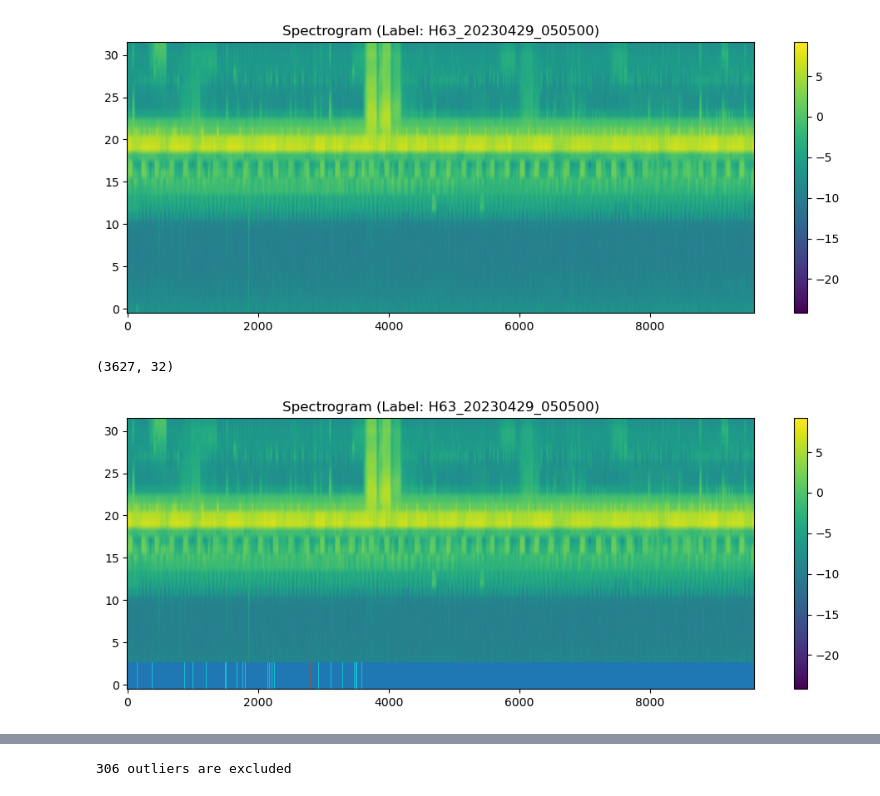
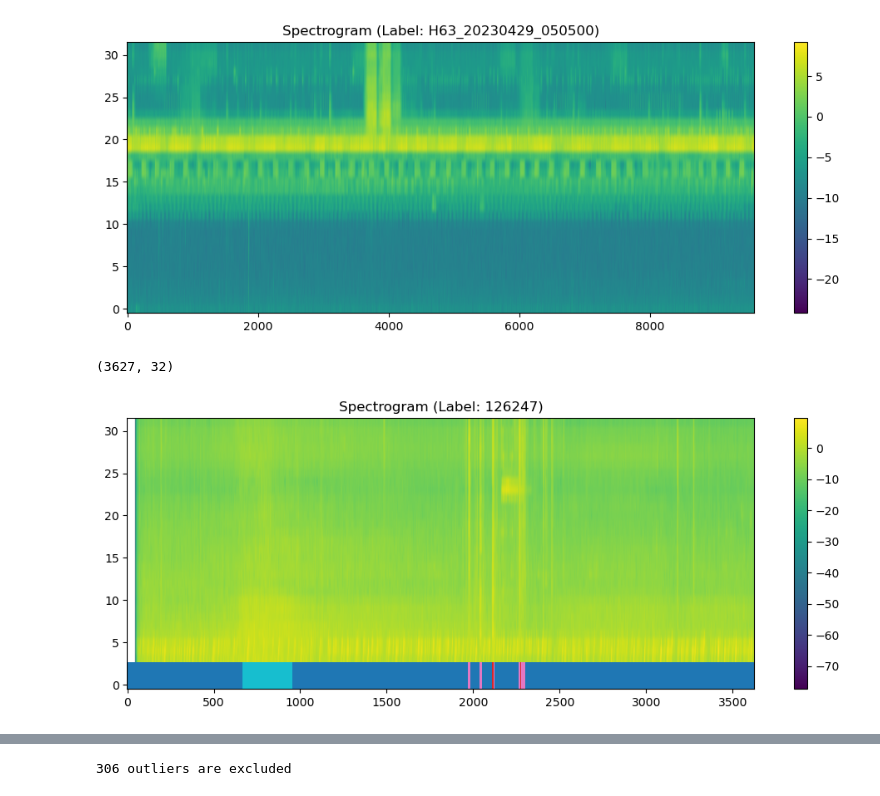
Before and after one commit to quercia-dev/birdclef2025, a Jupyter notebook: 01_Exploratory.ipynb, the cells around one changed output, grey strips where cells are left out. Drawn from its saved outputs; the diff is of its cells as text; code cells hidden in the pictures.

```diff
--- a/01_Exploratory.ipynb
+++ b/01_Exploratory.ipynb
@@ -263,7 +293,7 @@ audio_codec has unique values: ['audio/vorbis']
 # %%
 from typing import Optional
 
-def spectrogram(dataset, index: int, clusters: Optional[pd.Series] = None, cmap='tab10'):
+def spectrogram(dataset: Dataset, index: int, clusters: Optional[pd.Series] = None, cmap='tab10'):
     waveform, label = dataset[index]
     spec = waveform.squeeze(0).log2().detach().numpy()  # Shape: (freq_bins, time_frames)
 
@@ -295,47 +325,57 @@ def spectrogram(dataset, index: int, clusters: Optional[pd.Series] = None, cmap=
 spectrogram(scape, 12)
 # %% [output]
 [figure]
-# %%
-waveform, label = dataset[12]
-df = pd.DataFrame(waveform.squeeze(0).detach().numpy()).T
-print(df.shape)
-# %% [output]
-(3627, 32)
 # %%
 import pandas as pd
 from sklearn.cluster import KMeans, DBSCAN, AgglomerativeClustering
+from sklearn.preprocessing import StandardScaler
+import scipy.ndimage
 
 def run_clustering(
-    df: pd.DataFrame,
+    data: pd.DataFrame,
     method: str = 'kmeans',
     n_clusters: int = 3,
     **kwargs
 ) -> pd.Series:
     """
     Run clustering on a DataFrame and return a Series of cluster labels.
 
     Parameters:
-        df (pd.DataFrame): The input features.
+        data (pd.DataFrame): The input features.
         method (str): Clustering method - 'kmeans', 'dbscan', or 'agglomerative'.
         n_clusters (int): Number of clusters (ignored for DBSCAN).
         **kwargs: Additional parameters to pass to the clustering algorithm.
 
     Returns:
         pd.Series: Cluster labels indexed the same as the input DataFrame.
     """
     if method == 'kmeans':
         model = KMeans(n_clusters=n_clusters, random_state=42, **kwargs)
     elif method == 'dbscan':
         model = DBSCAN(**kwargs)
     elif method == 'agglomerative':
         model = AgglomerativeClustering(n_clusters=n_clusters, **kwargs)
     else:
         raise ValueError(f"Unsupported clustering method: {method}")
 
-    labels = model.fit_predict(df)
-    return pd.Series(labels, index=df.index, name='cluster')
+    data["index"] = data.index.astype('float64')
+    data.columns = data.columns.astype(str)
 
-cl = run_clustering(df, 'agglomerative', linkage='ward')
-spectrogram(scape, 12, cl)
+    data_scaled = StandardScaler().fit_transform(data)
+
+    labels = model.fit_predict(data_scaled)
+    return pd.Series(labels, index=data.index, name='cluster')
+
+source = dataset
+index = 12
+
+waveform, label = source[index]
+df = pd.DataFrame(waveform.squeeze(0).detach().numpy()).T
+smoothed_df = pd.DataFrame(scipy.ndimage.median_filter(df, size=(20, 1)))
+print(df.shape)
+
+cl = run_clustering(smoothed_df, 'agglomerative', n_clusters=4)
+spectrogram(source, index, cl)
 # %% [output]
+(3627, 32)
-[figure, old version]
+[figure, new version]
```
Also changed, not shown: parts of 7 cells of this notebook.
